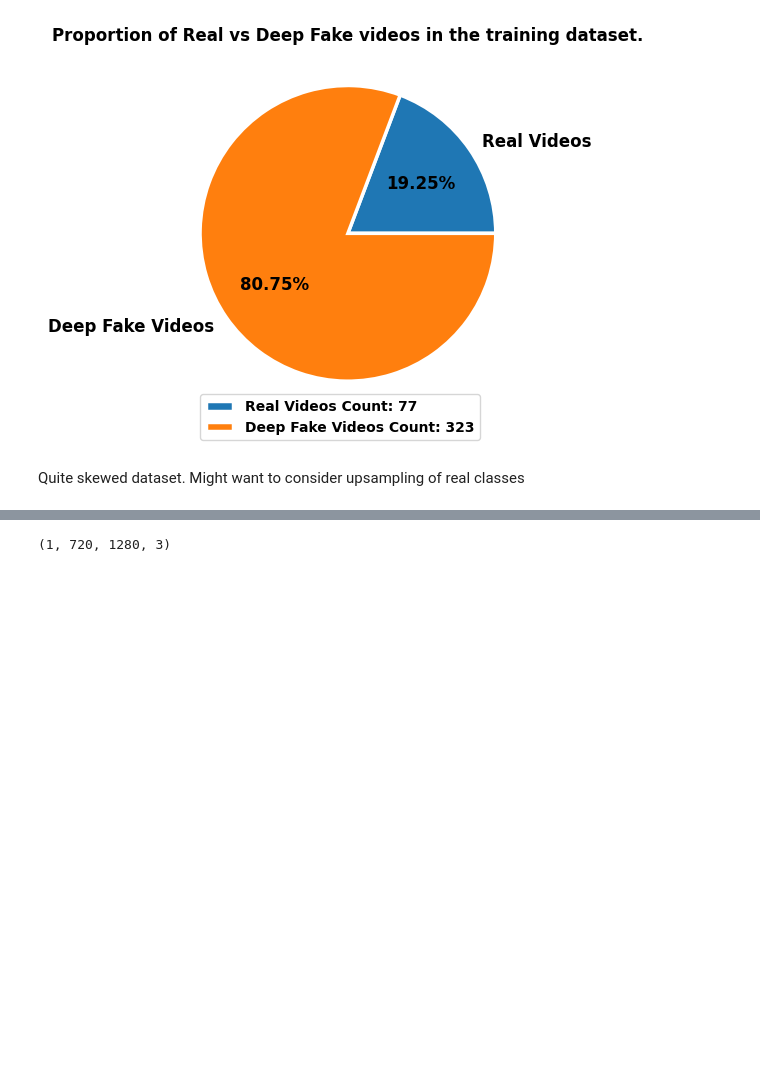
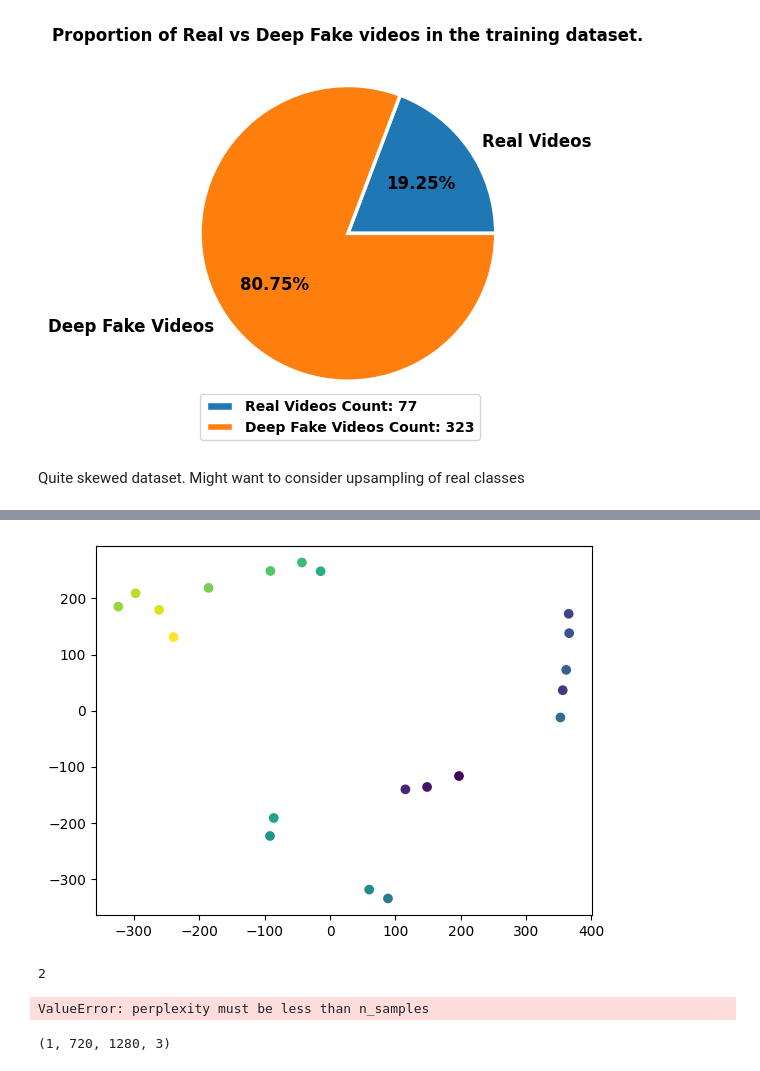
Before and after one commit to Extbech/Deep-Fake-Detection, a Jupyter notebook: DP_challenge.ipynb, the cells around one changed output, grey strips where cells are left out. Cells and saved outputs as stored; diff of their text form; code cells hidden in the pictures; blank space fills up the shorter version.

```diff
--- a/DP_challenge.ipynb
+++ b/DP_challenge.ipynb
@@ -118,3 +121,24 @@ plot_video(video_array[6], (30,5), 2, 5)
+# %%
+import matplotlib.pyplot as plt
+
+# Assuming labels is a list of labels corresponding to each frame
+plt.scatter(frames_tsne[:,0], frames_tsne[:,1], c=range(0,20))
+plt.show()
+# %% [output]
+[figure, added]
+# %%
+from sklearn.manifold import TSNE
+frames_list = video_array[0]
+frames_array = np.array([frame.flatten() for frame in frames_list])
+# Instantiate t-SNE object with desired parameters
+print(2)
+tsne = TSNE(n_components=2, perplexity=2, random_state=0)
+
+# Fit t-SNE on the frames array
+frames_tsne = tsne.fit_transform(frames_array)
+# %% [output]
+2
+ValueError: perplexity must be less than n_samples
 # %%
 def format_frames(vid_arr):
     flatten_first_video_frame = vid_arr[0][0]
```
Also changed, not shown: parts of 7 cells of this notebook.
